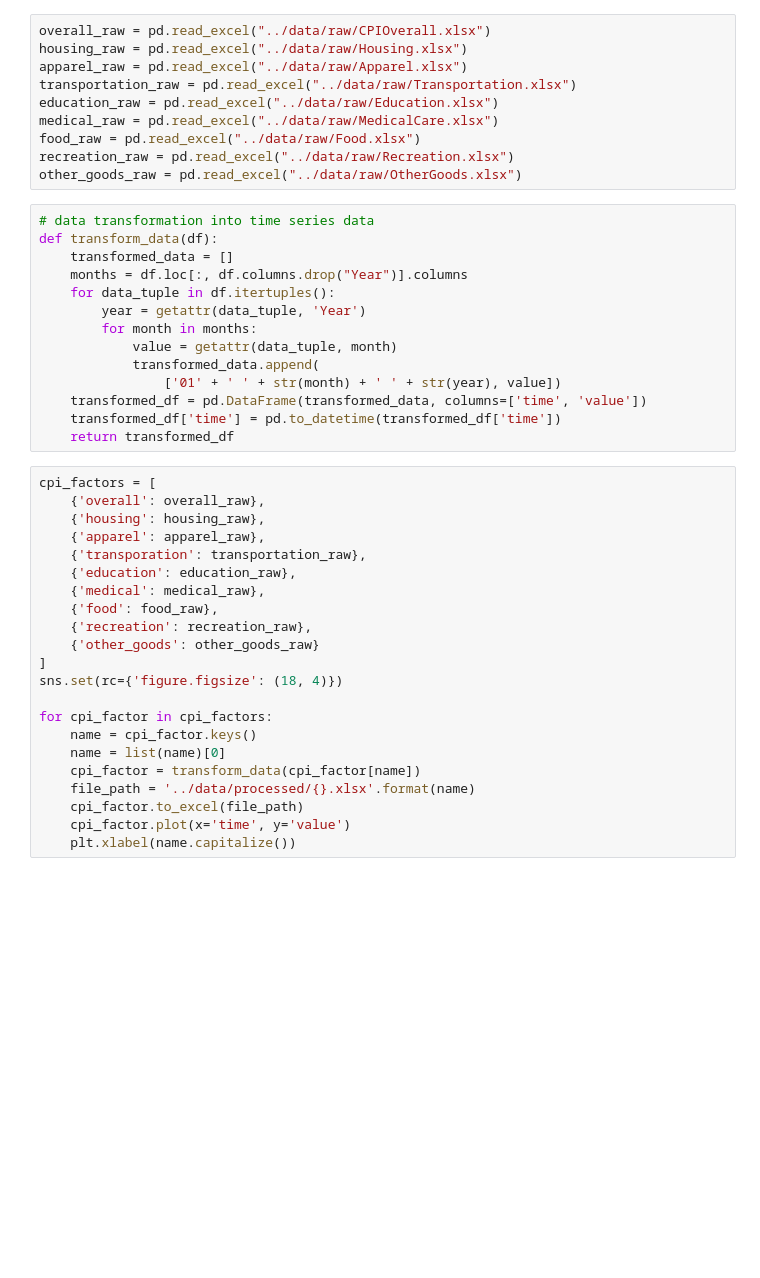
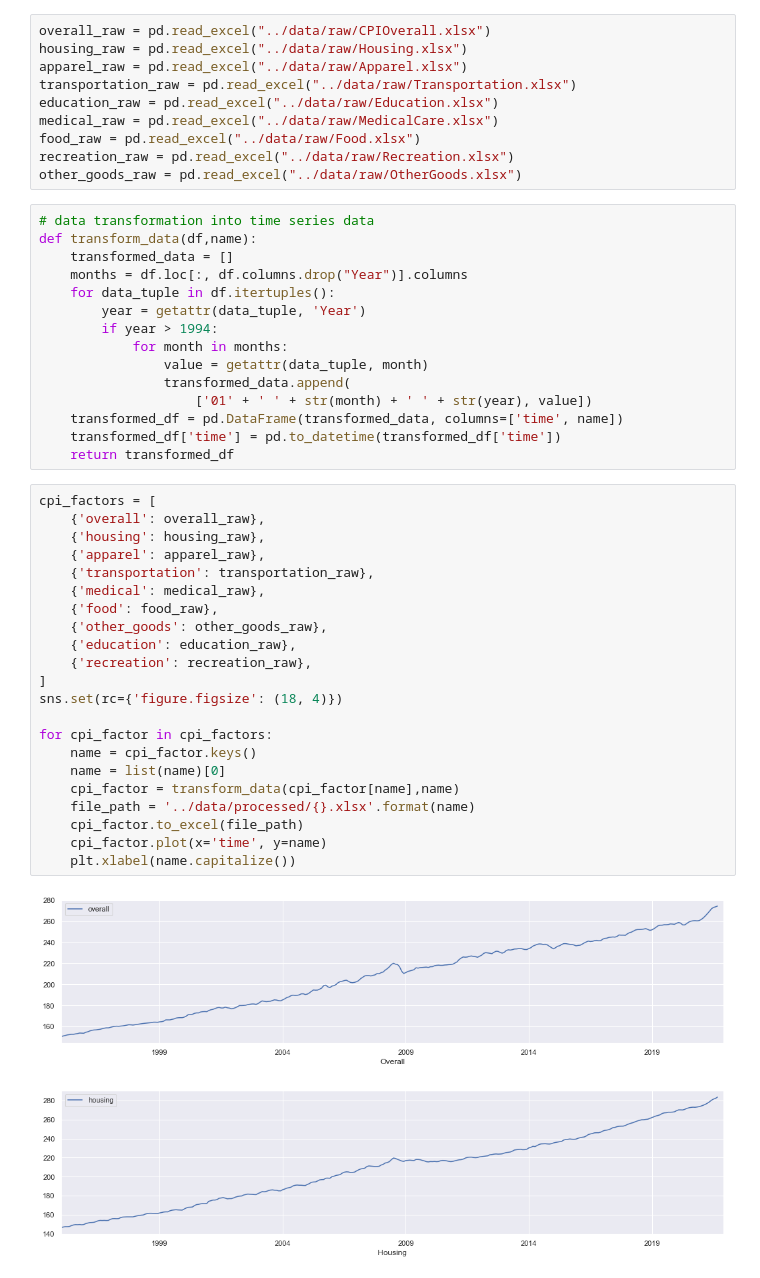
Before and after one commit to saichandra42/CPI-Prediction, a Jupyter notebook: notebooks/eda.ipynb, the cells around one changed output. Saved outputs shown, nothing was run; the diff lists cells and outputs as text; blank space fills up the shorter version.

```diff
--- a/notebooks/eda.ipynb
+++ b/notebooks/eda.ipynb
@@ -14,37 +14,41 @@ recreation_raw = pd.read_excel("../data/raw/Recreation.xlsx")
 other_goods_raw = pd.read_excel("../data/raw/OtherGoods.xlsx")
 # %%
 # data transformation into time series data
-def transform_data(df):
+def transform_data(df,name):
     transformed_data = []
     months = df.loc[:, df.columns.drop("Year")].columns
     for data_tuple in df.itertuples():
         year = getattr(data_tuple, 'Year')
-        for month in months:
-            value = getattr(data_tuple, month)
-            transformed_data.append(
-                ['01' + ' ' + str(month) + ' ' + str(year), value])
-    transformed_df = pd.DataFrame(transformed_data, columns=['time', 'value'])
+        if year > 1994:
+            for month in months:
+                value = getattr(data_tuple, month)
+                transformed_data.append(
+                    ['01' + ' ' + str(month) + ' ' + str(year), value])
+    transformed_df = pd.DataFrame(transformed_data, columns=['time', name])
     transformed_df['time'] = pd.to_datetime(transformed_df['time'])
     return transformed_df
 # %%
 cpi_factors = [
     {'overall': overall_raw},
     {'housing': housing_raw},
     {'apparel': apparel_raw},
-    {'transporation': transportation_raw},
-    {'education': education_raw},
+    {'transportation': transportation_raw},
     {'medical': medical_raw},
     {'food': food_raw},
+    {'other_goods': other_goods_raw},
+    {'education': education_raw},
     {'recreation': recreation_raw},
-    {'other_goods': other_goods_raw}
 ]
 sns.set(rc={'figure.figsize': (18, 4)})
 
 for cpi_factor in cpi_factors:
     name = cpi_factor.keys()
     name = list(name)[0]
-    cpi_factor = transform_data(cpi_factor[name])
+    cpi_factor = transform_data(cpi_factor[name],name)
     file_path = '../data/processed/{}.xlsx'.format(name)
     cpi_factor.to_excel(file_path)
-    cpi_factor.plot(x='time', y='value')
+    cpi_factor.plot(x='time', y=name)
     plt.xlabel(name.capitalize())
+# %% [output]
+[figure, added]
+[figure, added]
```
Also changed, not shown: parts of 4 cells of this notebook, 12 other files.
